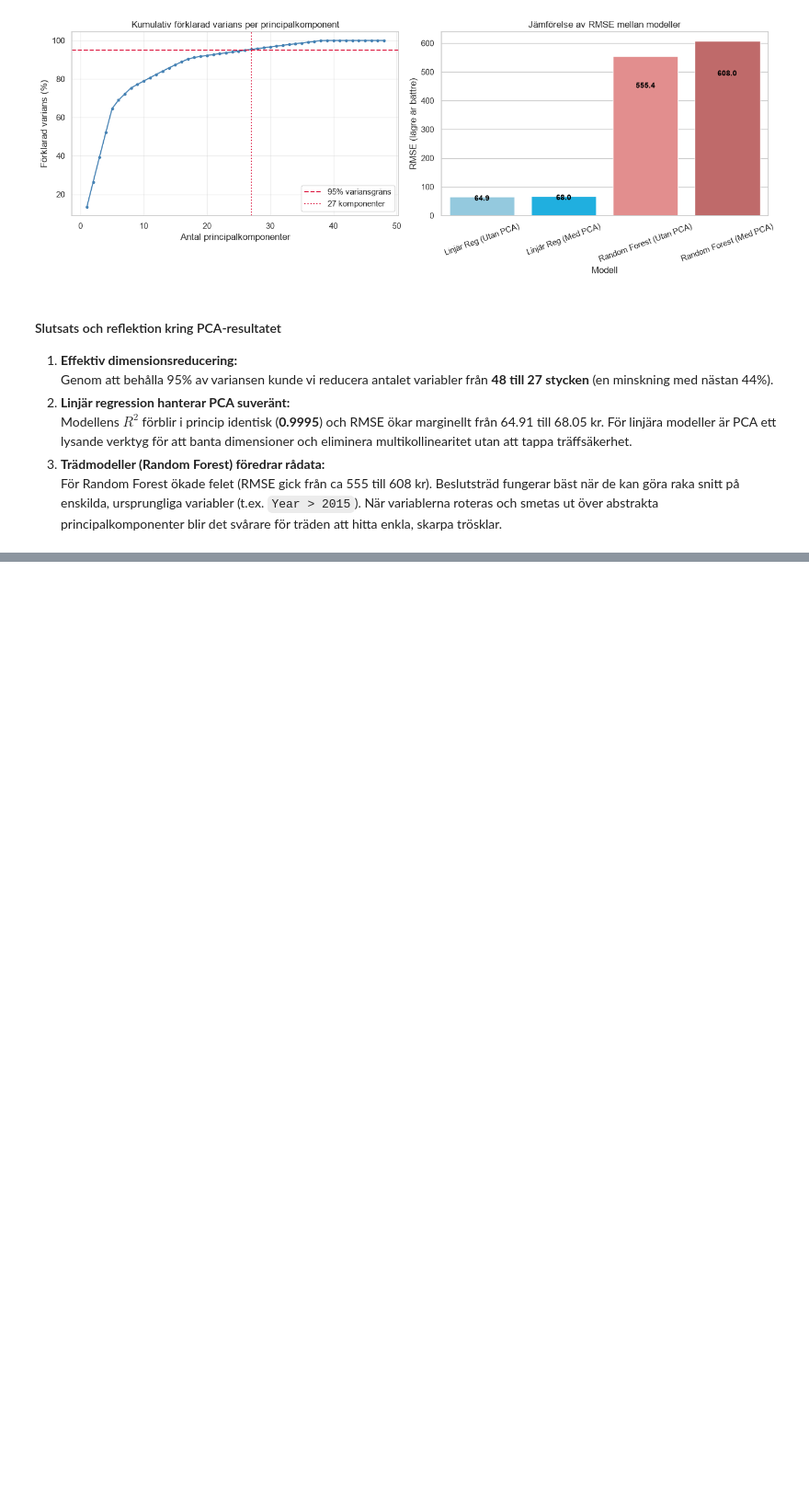
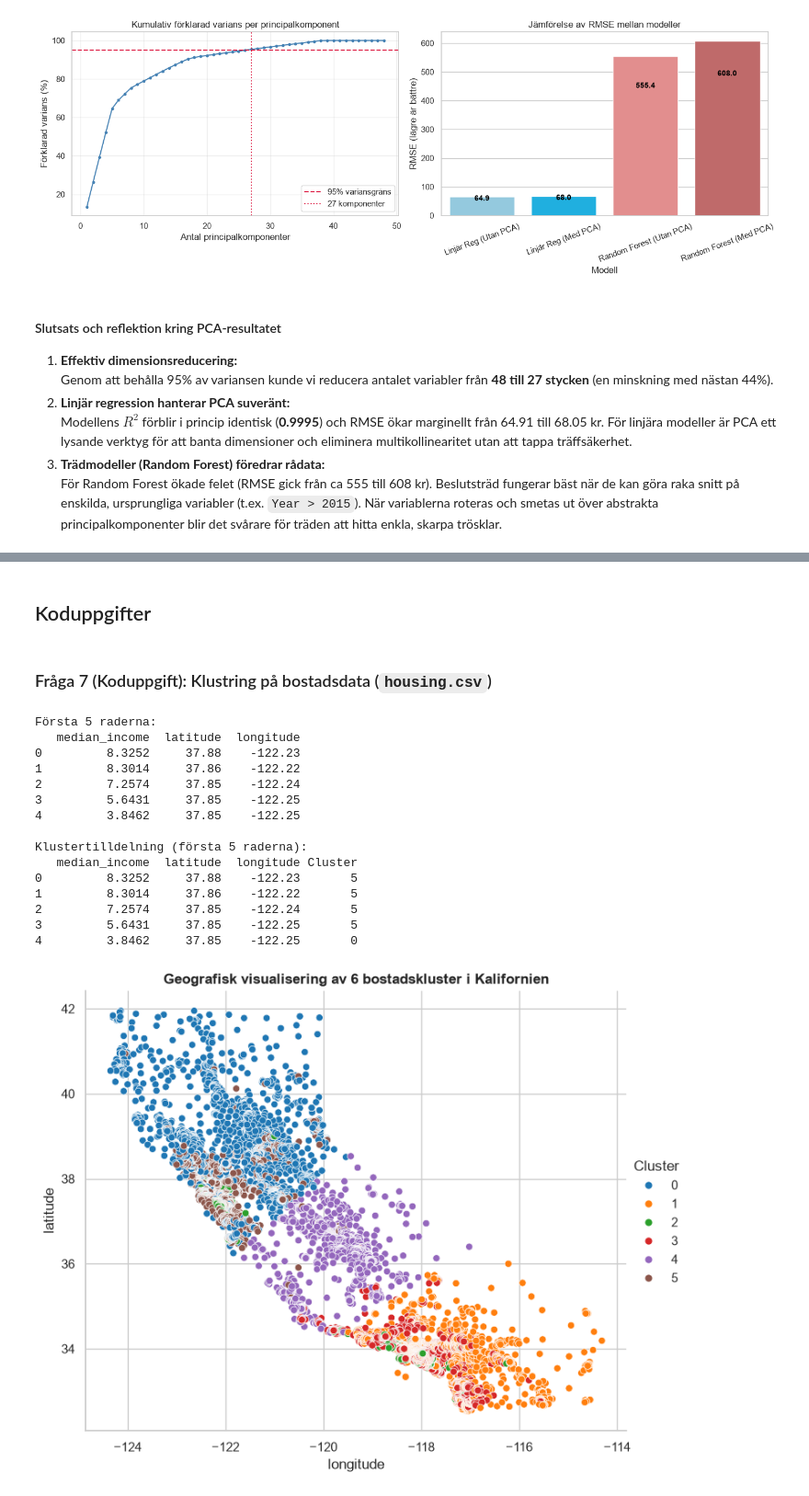
Before and after one commit to OskarUNLEASHED/-vningsuppgifter, a Jupyter notebook: Kunskapskontroll_1.ipynb, the cells around one changed output, grey strips where cells are left out. Shown at 92% size. Cells and saved outputs as stored; diff of their text form; code cells hidden in the pictures; blank space fills up the shorter version.

Commit message:
Kapitel 6: Klustring genomfort med Housing och Spotify 80s

```diff
--- a/Kunskapskontroll_1.ipynb
+++ b/Kunskapskontroll_1.ipynb
@@ -1677,0 +1759,47 @@ JÄMFÖRELSE AV MODELLER MED OCH UTAN PCA
+# %% [markdown]
+## Koduppgifter
+# %% [markdown]
+### Fråga 7 (Koduppgift): Klustring på bostadsdata (`housing.csv`)
+# %%
+import matplotlib.pyplot as plt
+import pandas as pd
+import seaborn as sns
+from sklearn.cluster import KMeans
+
+# Läs in bostadsdata
+df_housing = pd.read_csv("data/housing.csv")
+X_housing = df_housing.loc[:, ["median_income", "latitude", "longitude"]].copy()
+print("Första 5 raderna:")
+print(X_housing.head())
+
+# Klustra i 6 kluster med K-means
+kmeans_housing = KMeans(n_clusters=6, random_state=42, n_init=10)
+X_housing["Cluster"] = kmeans_housing.fit_predict(X_housing)
+X_housing["Cluster"] = X_housing["Cluster"].astype("category")
+
+print("\nKlustertilldelning (första 5 raderna):")
+print(X_housing.head())
+
+# Visualisera klustren geografiskt
+sns.relplot(
+    x="longitude", y="latitude", hue="Cluster", data=X_housing, height=6, aspect=1.2, palette="tab10"
+)
+plt.title("Geografisk visualisering av 6 bostadskluster i Kalifornien", fontsize=12, fontweight="bold")
+plt.show()
+# %% [output]
+Första 5 raderna:
+   median_income  latitude  longitude
+0         8.3252     37.88    -122.23
+1         8.3014     37.86    -122.22
+2         7.2574     37.85    -122.24
+3         5.6431     37.85    -122.25
+4         3.8462     37.85    -122.25
+
+Klustertilldelning (första 5 raderna):
+   median_income  latitude  longitude Cluster
+0         8.3252     37.88    -122.23       5
+1         8.3014     37.86    -122.22       5
+2         7.2574     37.85    -122.24       5
+3         5.6431     37.85    -122.25       5
+4         3.8462     37.85    -122.25       0
+[figure, added]
```
Also changed, not shown: parts of 14 cells of this notebook.
